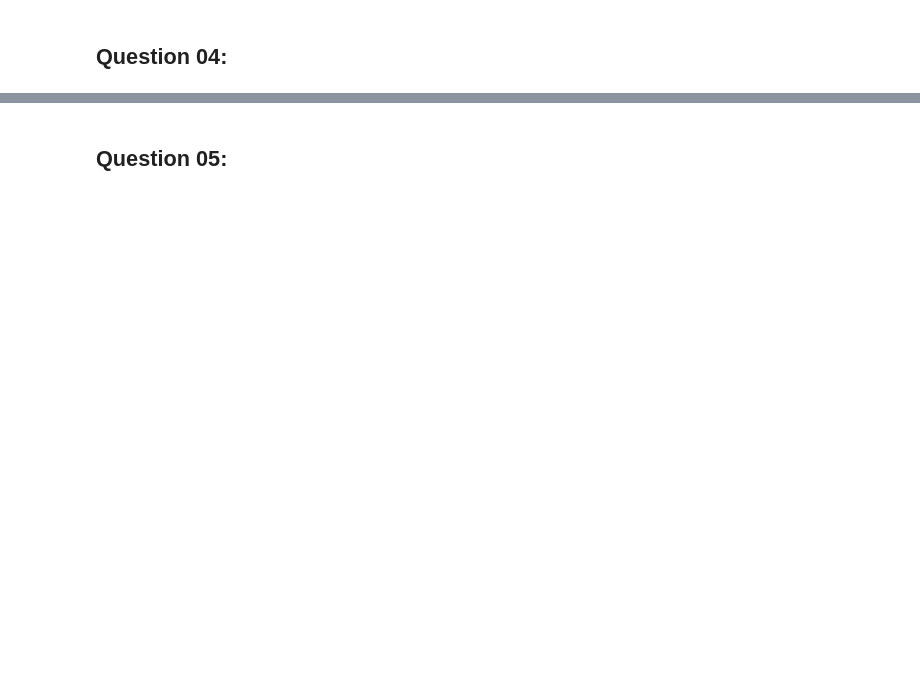
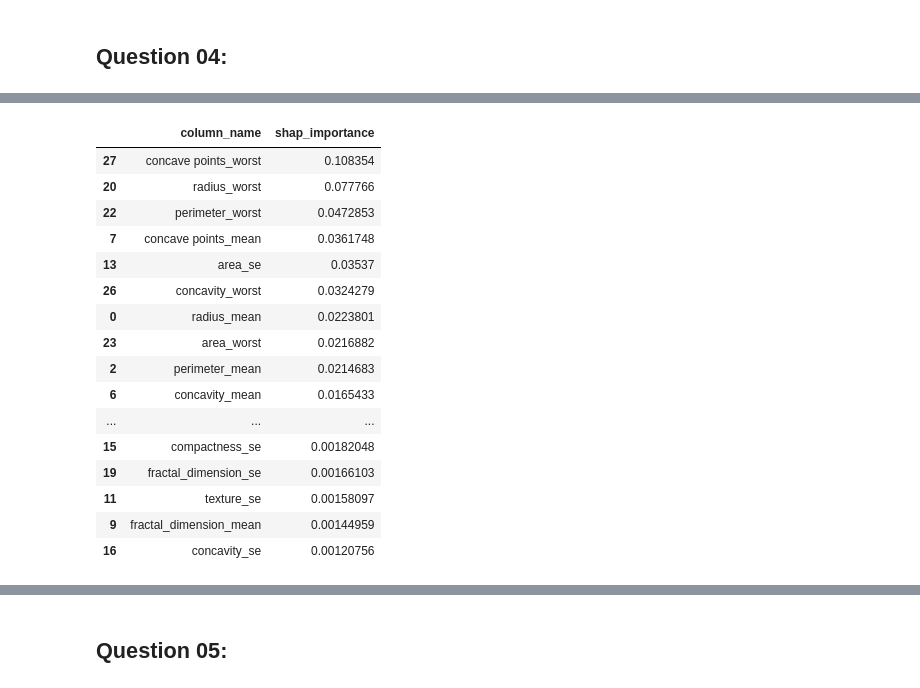
Before and after one commit to DanielJuravski/ml4hc, a Jupyter notebook: ex03/ex03.ipynb, the cells around one changed output, grey strips where cells are left out. Drawn from its saved outputs; the diff is of its cells as text; code cells hidden in the pictures; blank space fills up the shorter version.

```diff
--- a/ex03/ex03.ipynb
+++ b/ex03/ex03.ipynb
@@ -181,9 +201,28 @@ Using 143 background data samples could cause slower run times. Consider using s
 # %%
-shap_sum = np.abs(shap_values).mean(axis=0)
+kernel_shap_values = shap_values
+shap_sum = np.abs(kernel_shap_values).mean(axis=0)
 importance_df = pd.DataFrame([test_x.columns.tolist(), shap_sum.tolist()]).T
 importance_df.columns = ['column_name', 'shap_importance']
 importance_df = importance_df.sort_values('shap_importance', ascending=False)
 importance_df
+# %% [output]
+|  | column_name | shap_importance |
+| 27 | concave points_worst | 0.108354 |
+| 20 | radius_worst | 0.077766 |
+| 22 | perimeter_worst | 0.0472853 |
+| 7 | concave points_mean | 0.0361748 |
+| 13 | area_se | 0.03537 |
+| 26 | concavity_worst | 0.0324279 |
+| 0 | radius_mean | 0.0223801 |
+| 23 | area_worst | 0.0216882 |
+| 2 | perimeter_mean | 0.0214683 |
+| 6 | concavity_mean | 0.0165433 |
+| ... | ... | ... |
+| 15 | compactness_se | 0.00182048 |
+| 19 | fractal_dimension_se | 0.00166103 |
+| 11 | texture_se | 0.00158097 |
+| 9 | fractal_dimension_mean | 0.00144959 |
+| 16 | concavity_se | 0.00120756 |
 # %% [markdown]
 The top 5 most important features according to the KernelExplainer are:
 1. concave points_worst
```
Also changed, not shown: parts of 21 cells of this notebook, 2 other files.
